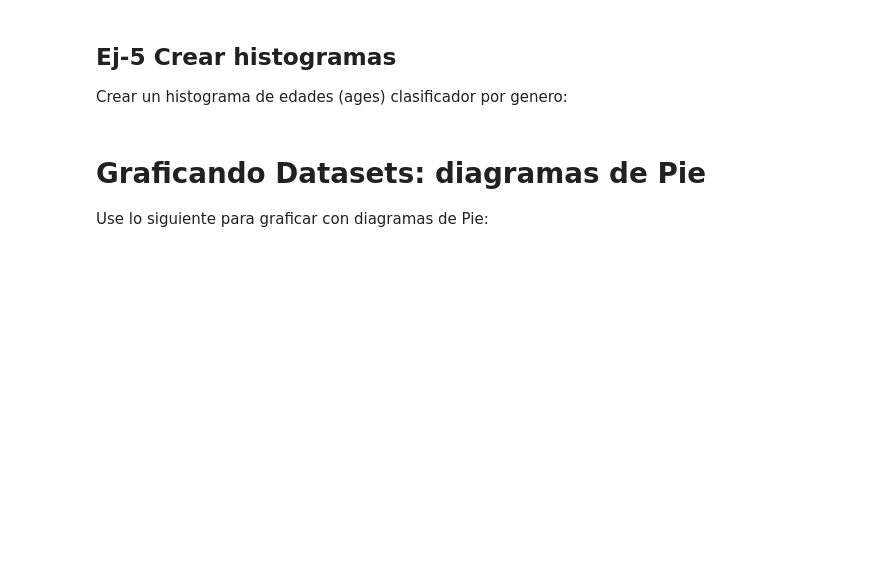
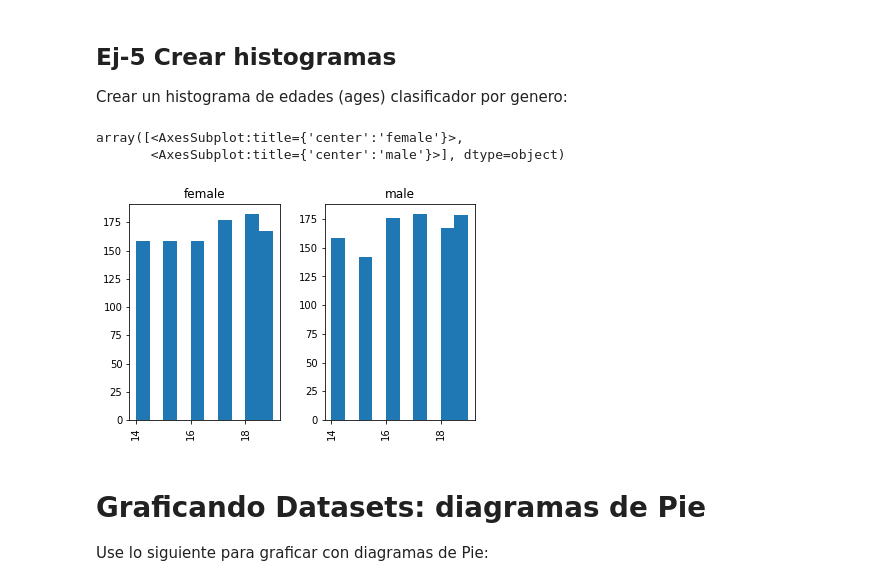
Before and after one commit to Joranome/2-ADiagDatos, a Jupyter notebook: 2-VisDatos.ipynb, the cells around one changed output. Cells and saved outputs as stored; diff of their text form; code cells hidden in the pictures; blank space fills up the shorter version.

```diff
--- a/2-VisDatos.ipynb
+++ b/2-VisDatos.ipynb
@@ -406,3 +404,16 @@ Crear un histograma de edades (ages) clasificador por genero:
+# %%
+# Ej-5 ....
+import matplotlib.pyplot as plt
+import pandas as pd
+%matplotlib inline
+
+Location = "datasets/gradedata.csv"
+df = pd.read_csv(Location)
+df.hist(column="age", by="gender")
+# %% [output]
+array([<AxesSubplot:title={'center':'female'}>,
+       <AxesSubplot:title={'center':'male'}>], dtype=object)
+[figure, added]
 # %% [markdown]
 # Graficando Datasets: diagramas de Pie
 
```
Also changed, not shown: parts of 1 cell of this notebook.
